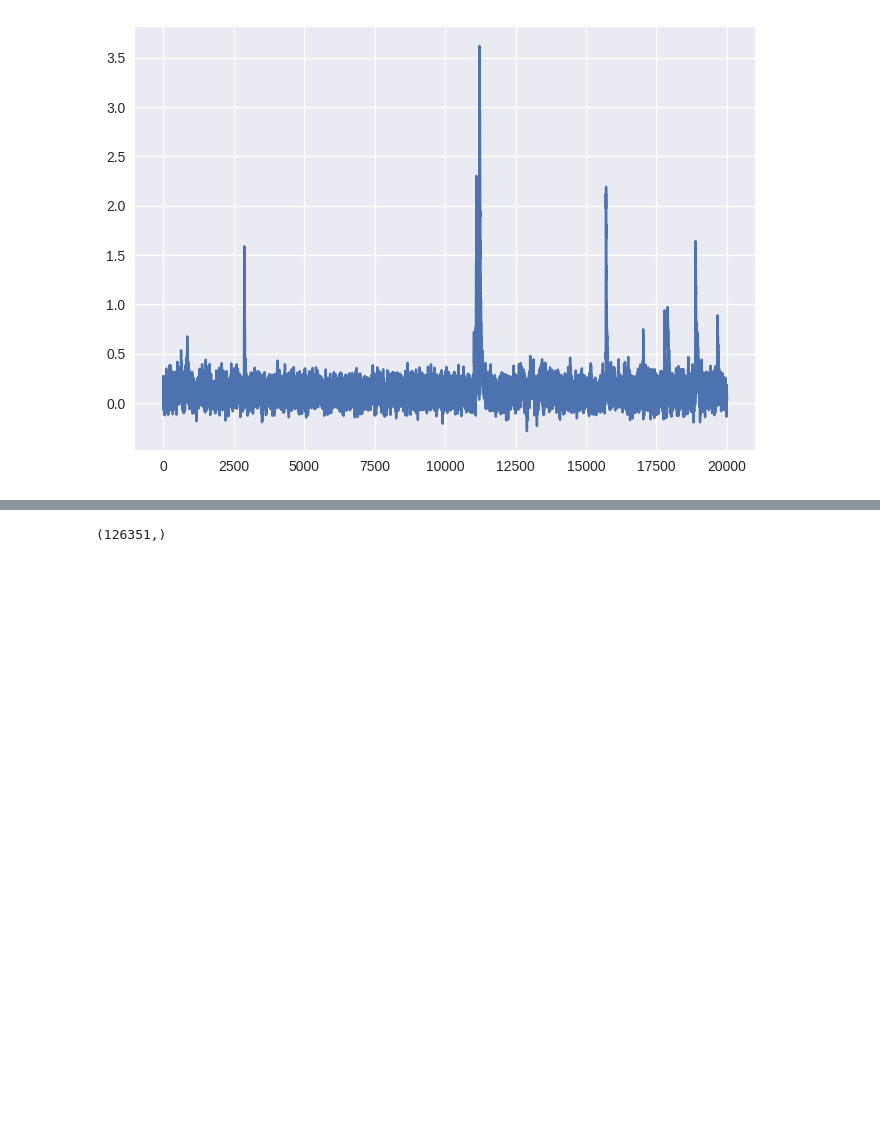
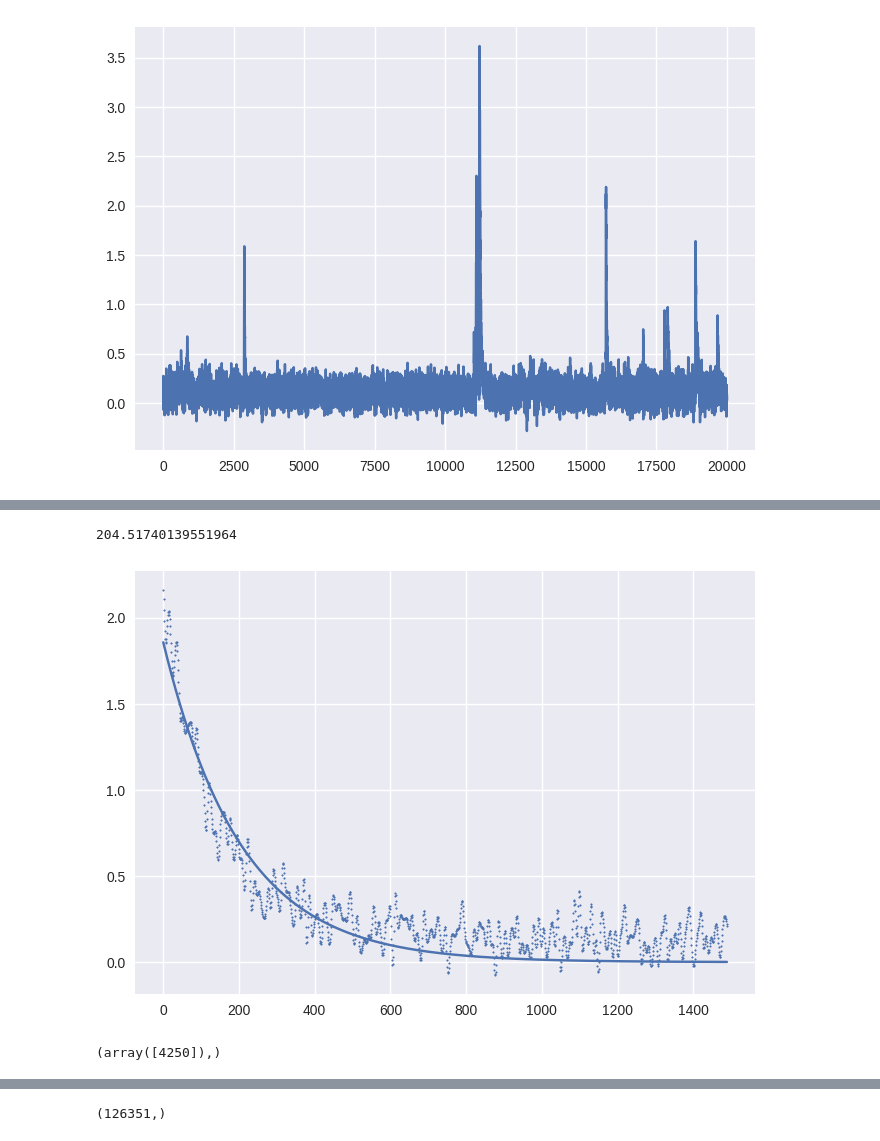
Before and after one commit to mjoudy/Cascade, a Jupyter notebook: cascade_download.ipynb, the cells around one changed output, grey strips where cells are left out. Saved outputs shown, nothing was run; the diff lists cells and outputs as text; code cells hidden in the pictures; blank space fills up the shorter version.

```diff
--- a/cascade_download.ipynb
+++ b/cascade_download.ipynb
@@ -256,0 +272,11 @@ upsampled_signal = intpld_signal_func(evenly_spaced_time)
+# %%
+from kernel_fit import *
+
+kernel_fit(sig_test, do_plot=True)
+# %% [output]
+204.51740139551964
+[figure, added]
+# %%
+np.where(upsampled_signal[120000:]==np.max(upsampled_signal[120000:]))
+# %% [output]
+(array([4250]),)
```
Also changed, not shown: parts of 6 cells of this notebook, 1 other file.
